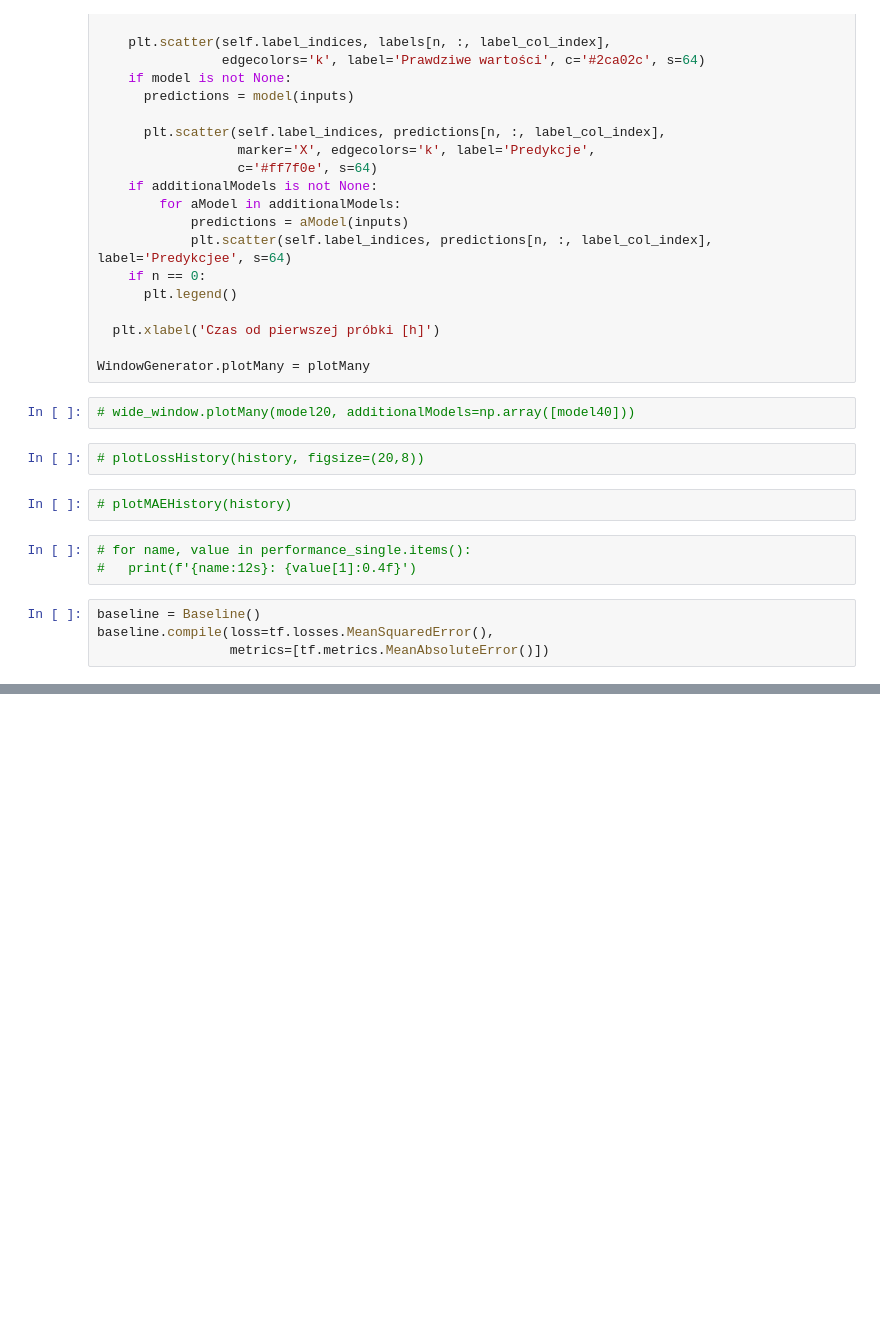
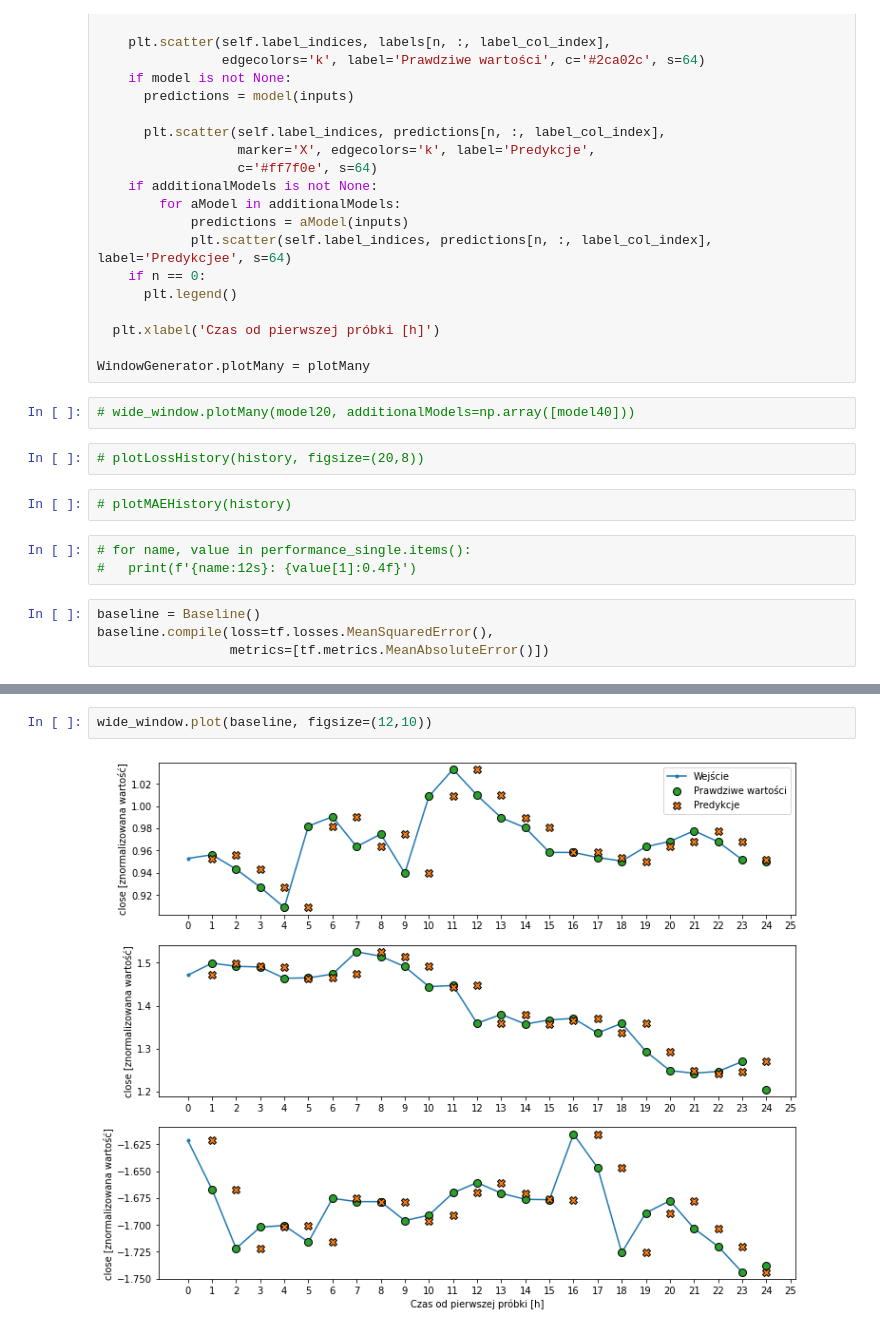
Before and after one commit to aerfio/magisterka, a Jupyter notebook: multi_badania.ipynb, the cells around one changed output, grey strips where cells are left out. Drawn from its saved outputs; the diff is of its cells as text; blank space fills up the shorter version.

```diff
--- a/multi_badania.ipynb
+++ b/multi_badania.ipynb
@@ -416,3 +517,7 @@ performance['Baseline'] = baseline.evaluate(wide_window.test, verbose=0)
+# %%
+wide_window.plot(baseline, figsize=(12,10))
+# %% [output]
+[figure, added]
 # %%
 OUT_STEPS = 24
 multi_window = WindowGenerator(input_width=24,
```
Also changed, not shown: parts of 22 cells of this notebook, 1 other file.
